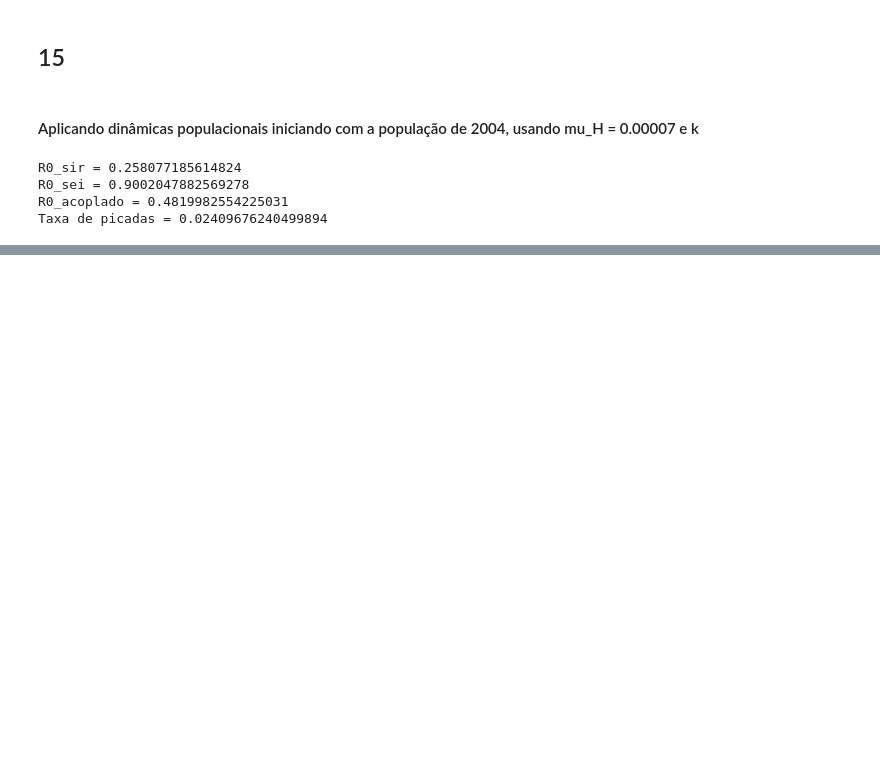
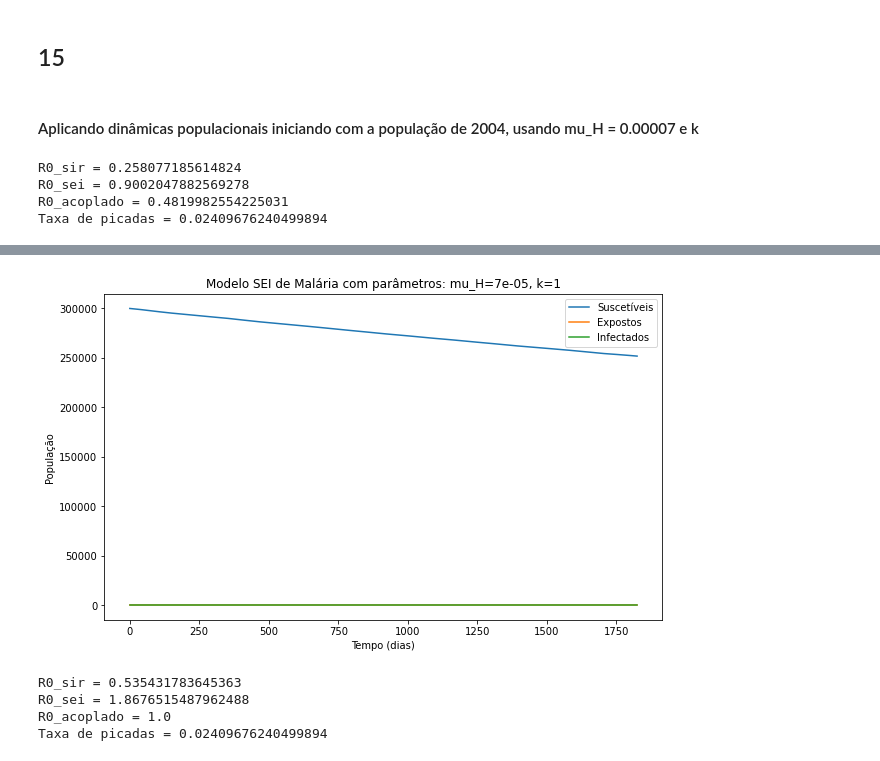
Before and after one commit to RaphaLevy/TCC, a Jupyter notebook: Modelagem_para_Apresentação.ipynb, the cells around one changed output, grey strips where cells are left out. Cells and saved outputs as stored; diff of their text form; code cells hidden in the pictures; blank space fills up the shorter version.

```diff
--- a/Modelagem_para_Apresentação.ipynb
+++ b/Modelagem_para_Apresentação.ipynb
@@ -1625,0 +1648,22 @@ args = (T_linha, T1, T2, omega1, phi1, R1, R2, omega2, phi2,
+# %%
+t_eval = np.linspace(0, 1825, 1000)  # Avalia a solução em 1000 pontos entre 0 e 1825
+sol = solve_ivp(modelo_dinamica_pop, [0, 1825], [S_H0, I_H0, R_H0, S_M0, E_M0, I_M0], args=args, dense_output=True, t_eval=t_eval, method="DOP853")
+#sol
+
+times = sol.t
+S_H, I_H, R_H, S_M, E_M, I_M = sol.y
+
+plt.figure(figsize=(10, 6))
+plt.plot(times, S_M, label='Suscetíveis')
+plt.plot(times, E_M, label='Expostos')
+plt.plot(times, I_M, label='Infectados')
+
+plt.xlabel('Tempo (dias)')
+plt.ylabel('População')
+plt.title(f'Modelo SEI de Malária com parâmetros: mu_H={round(mu_H, 5)}, k={k}')
+
+plt.legend()
+
+plt.show()
+# %% [output]
+[figure, added]
@@ -1625,0 +1672,12 @@ args = (T_linha, T1, T2, omega1, phi1, R1, R2, omega2, phi2,
+# %%
+initial_R0_sir, initial_R0_sei, initial_R0_full, a0 = calculate_initial_values(R_L, T_linha, Tmin, DD, D1,
+                                                                               T1, T2, omega1, phi1, R1, R2, omega2, phi2,
+                                                                               p_ML, p_ME, p_MP, c1, c2, A, B, C, b1, b2,
+                                                                               gamma, mu_H, k)
+
+print(f'R0_sir = {initial_R0_sir} \nR0_sei = {initial_R0_sei}\nR0_acoplado = {initial_R0_full}\nTaxa de picadas = {a0}')
+# %% [output]
+R0_sir = 0.535431783645363
+R0_sei = 1.8676515487962488
+R0_acoplado = 1.0
+Taxa de picadas = 0.02409676240499894
```
Also changed, not shown: parts of 20 cells of this notebook.
